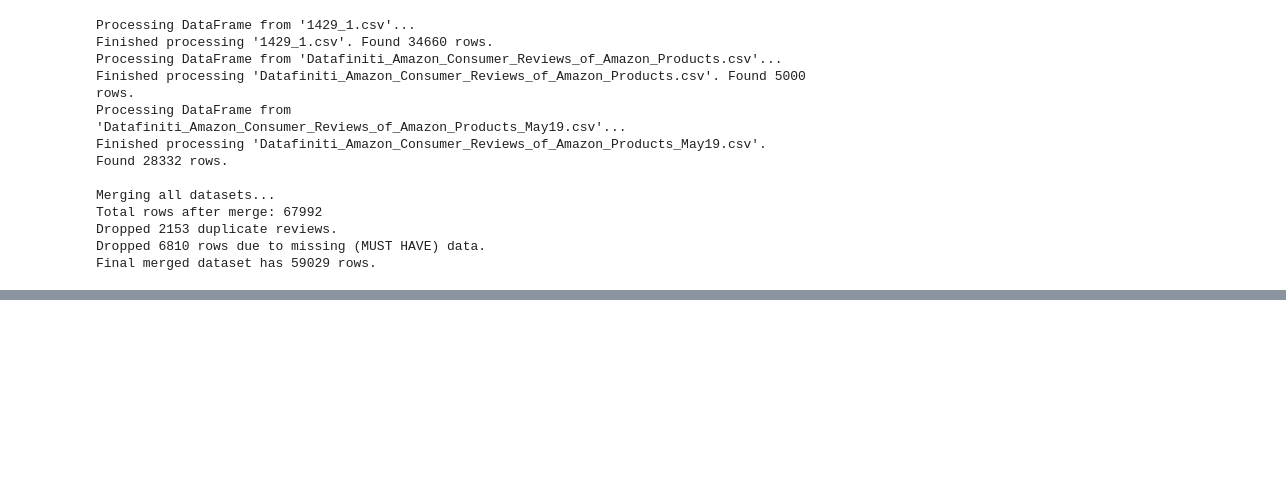
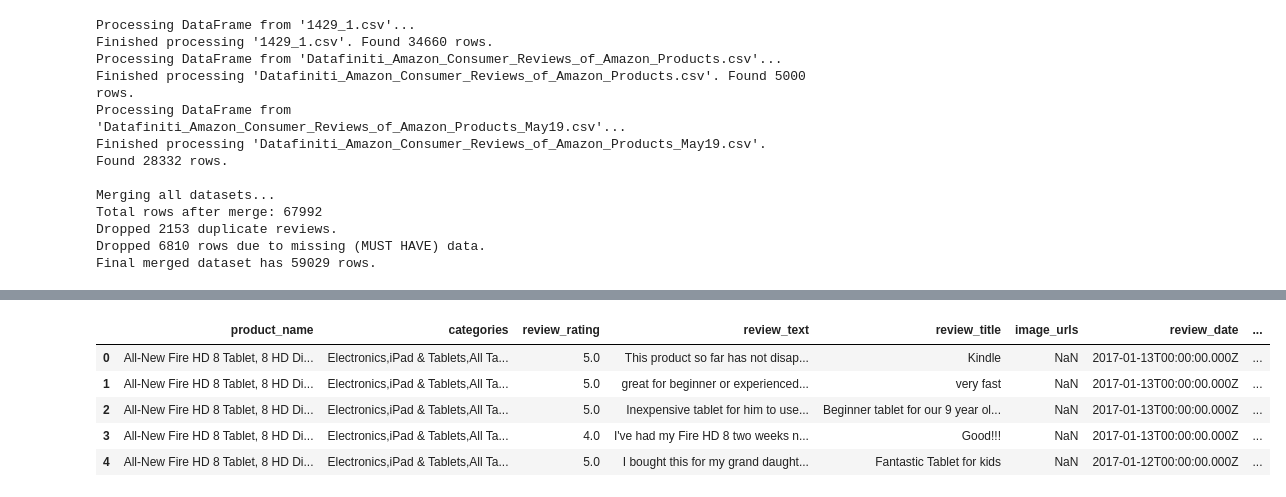
Before and after one commit to moviandev/robo-review, a Jupyter notebook: models/classifiers/classification.ipynb, the cells around one changed output, grey strips where cells are left out. Cells and saved outputs as stored; diff of their text form; code cells hidden in the pictures; blank space fills up the shorter version.

```diff
--- a/models/classifiers/classification.ipynb
+++ b/models/classifiers/classification.ipynb
@@ -626,5 +103,5 @@ To use this pipeline with your data:
 # %%
-df, product_stats, top_products = run_complete_pipeline(df)
+df = run_complete_pipeline(df)
 # %% [output]
 ================================================================================
 STARTING COMPLETE PIPELINE
@@ -667,0 +141,9 @@ PIPELINE COMPLETE!
+# %%
+df.head()
+# %% [output]
+|  | product_name | categories | review_rating | review_text | review_title | image_urls | review_date | ... |
+| 0 | All-New Fire HD 8 Tablet, 8 HD Di... | Electronics,iPad & Tablets,All Ta... | 5.0 | This product so far has not disap... | Kindle | NaN | 2017-01-13T00:00:00.000Z | ... |
+| 1 | All-New Fire HD 8 Tablet, 8 HD Di... | Electronics,iPad & Tablets,All Ta... | 5.0 | great for beginner or experienced... | very fast | NaN | 2017-01-13T00:00:00.000Z | ... |
+| 2 | All-New Fire HD 8 Tablet, 8 HD Di... | Electronics,iPad & Tablets,All Ta... | 5.0 | Inexpensive tablet for him to use... | Beginner tablet for our 9 year ol... | NaN | 2017-01-13T00:00:00.000Z | ... |
+| 3 | All-New Fire HD 8 Tablet, 8 HD Di... | Electronics,iPad & Tablets,All Ta... | 4.0 | I've had my Fire HD 8 two weeks n... | Good!!! | NaN | 2017-01-13T00:00:00.000Z | ... |
+| 4 | All-New Fire HD 8 Tablet, 8 HD Di... | Electronics,iPad & Tablets,All Ta... | 5.0 | I bought this for my grand daught... | Fantastic Tablet for kids | NaN | 2017-01-12T00:00:00.000Z | ... |
```
Also changed, not shown: parts of 9 cells of this notebook, 3 other files.
